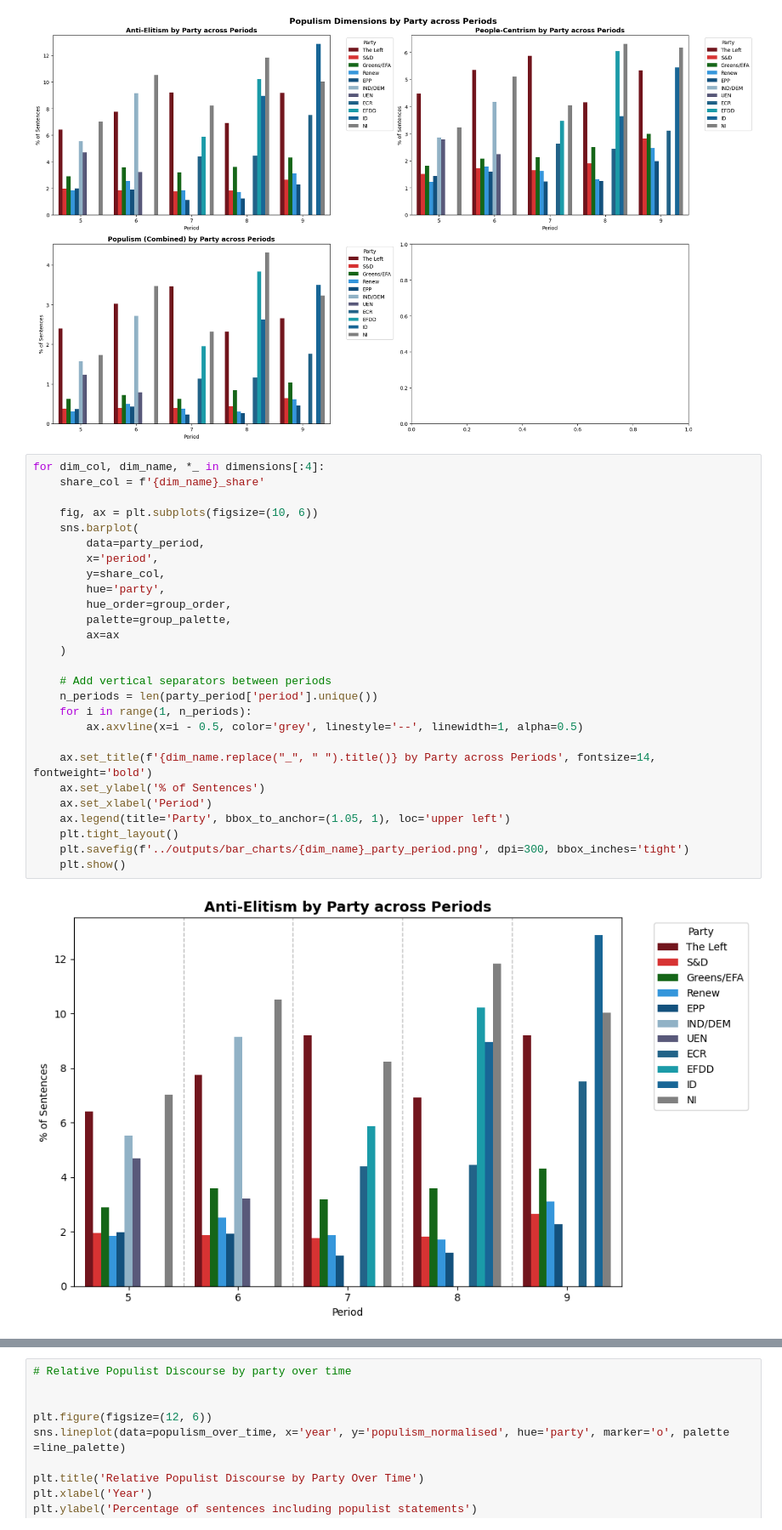
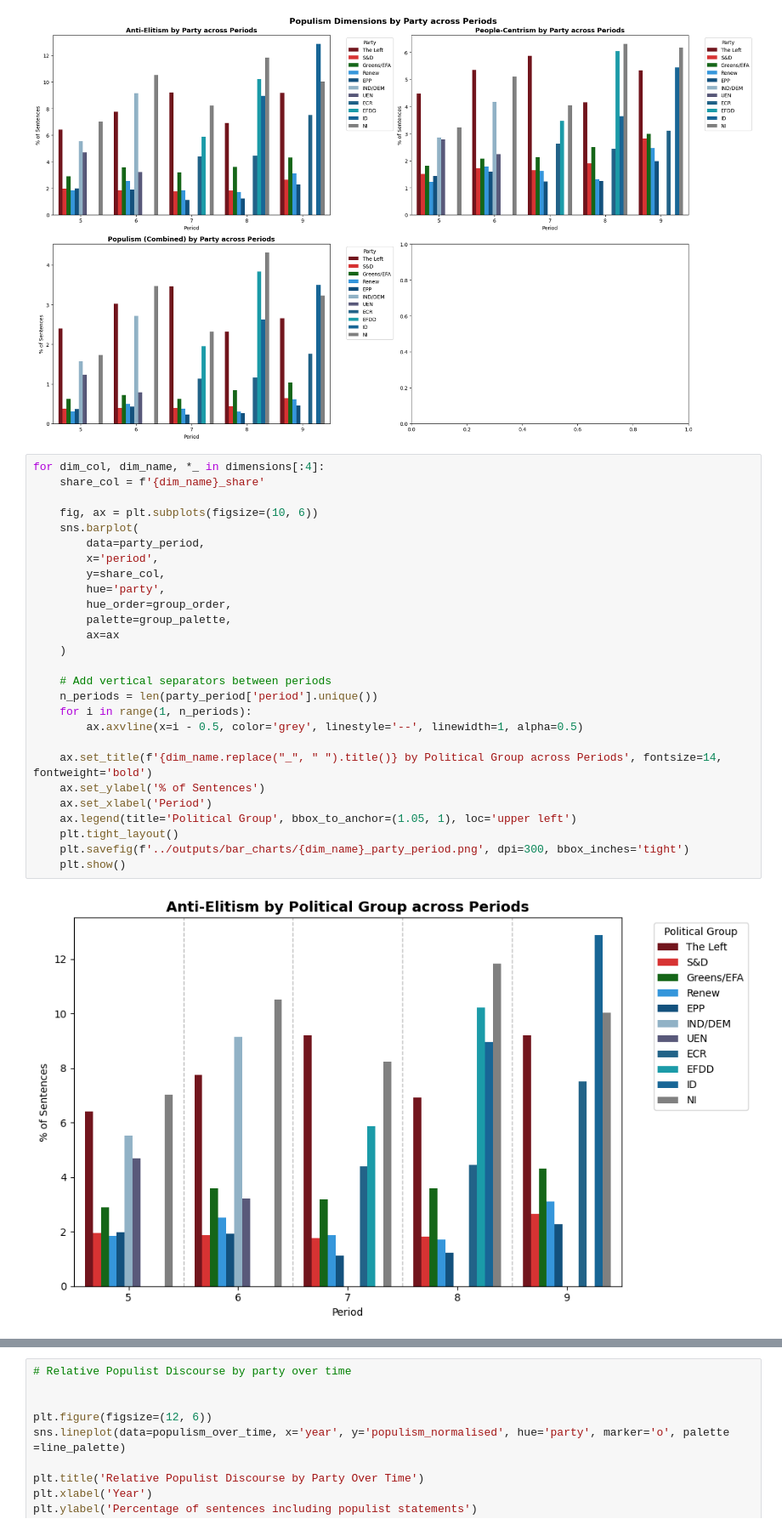
Before and after one commit to gransera/ep_populism_classification, a Jupyter notebook: notebooks/03_analysis_populism_dimensions.ipynb, the cells around one changed output, grey strips where cells are left out. Shown at 85% size. Drawn from its saved outputs; the diff is of its cells as text.

Commit message:
"adaptation of party label to political groups"

```diff
--- a/notebooks/03_analysis_populism_dimensions.ipynb
+++ b/notebooks/03_analysis_populism_dimensions.ipynb
@@ -555,29 +562,29 @@ plt.show()
 # %%
 for dim_col, dim_name, *_ in dimensions[:4]:
     share_col = f'{dim_name}_share'
 
     fig, ax = plt.subplots(figsize=(10, 6))
     sns.barplot(
         data=party_period,
         x='period',
         y=share_col,
         hue='party',
         hue_order=group_order,
         palette=group_palette,
         ax=ax
     )
 
     # Add vertical separators between periods
     n_periods = len(party_period['period'].unique())
     for i in range(1, n_periods):
         ax.axvline(x=i - 0.5, color='grey', linestyle='--', linewidth=1, alpha=0.5)
 
-    ax.set_title(f'{dim_name.replace("_", " ").title()} by Party across Periods', fontsize=14, fontweight='bold')
+    ax.set_title(f'{dim_name.replace("_", " ").title()} by Political Group across Periods', fontsize=14, fontweight='bold')
     ax.set_ylabel('% of Sentences')
     ax.set_xlabel('Period')
-    ax.legend(title='Party', bbox_to_anchor=(1.05, 1), loc='upper left')
+    ax.legend(title='Political Group', bbox_to_anchor=(1.05, 1), loc='upper left')
     plt.tight_layout()
     plt.savefig(f'../outputs/bar_charts/{dim_name}_party_period.png', dpi=300, bbox_inches='tight')
     plt.show()
 # %% [output]
-[figure, old version]
+[figure, new version]
```
Also changed, not shown: parts of 5 cells of this notebook.
